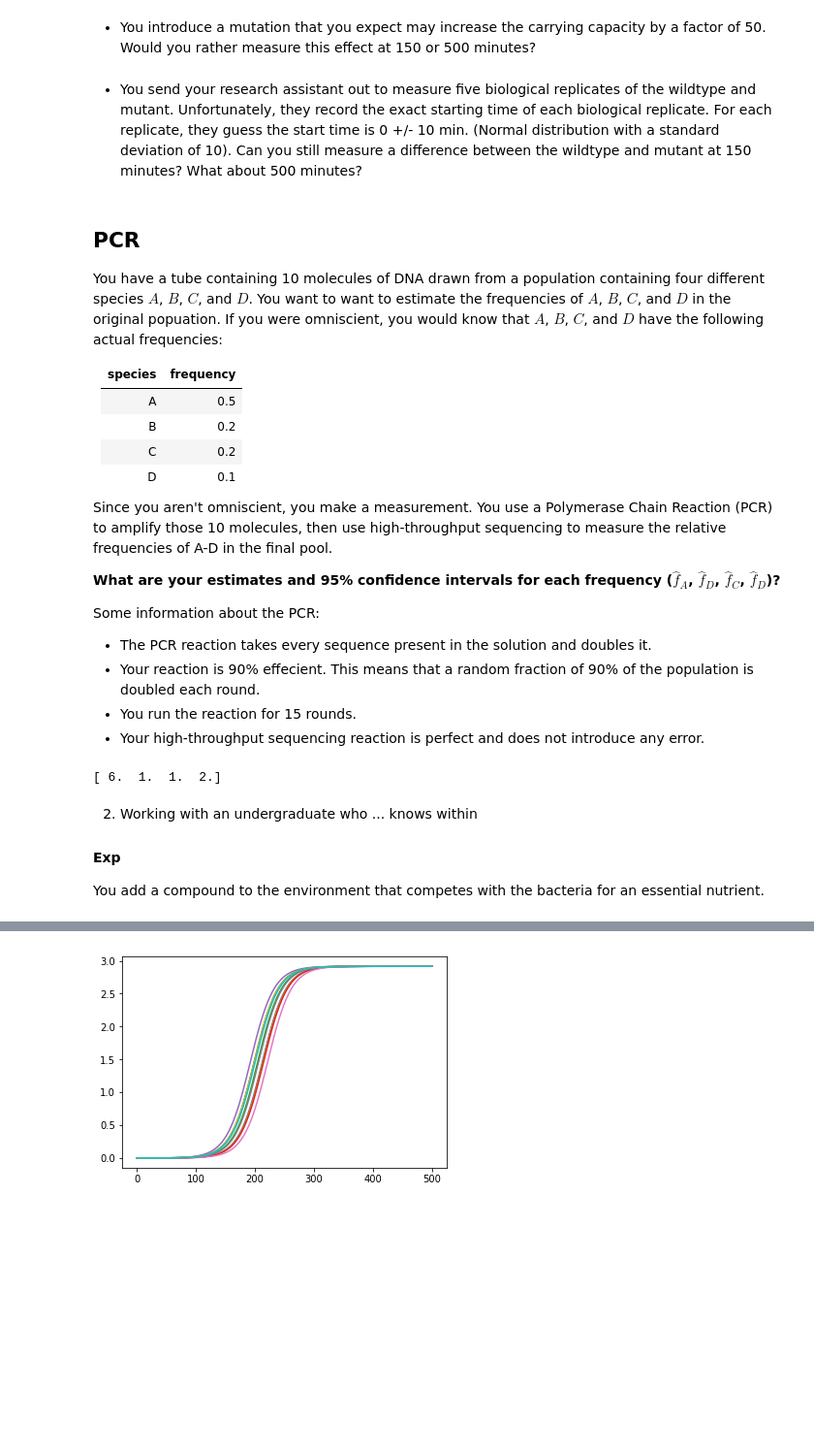
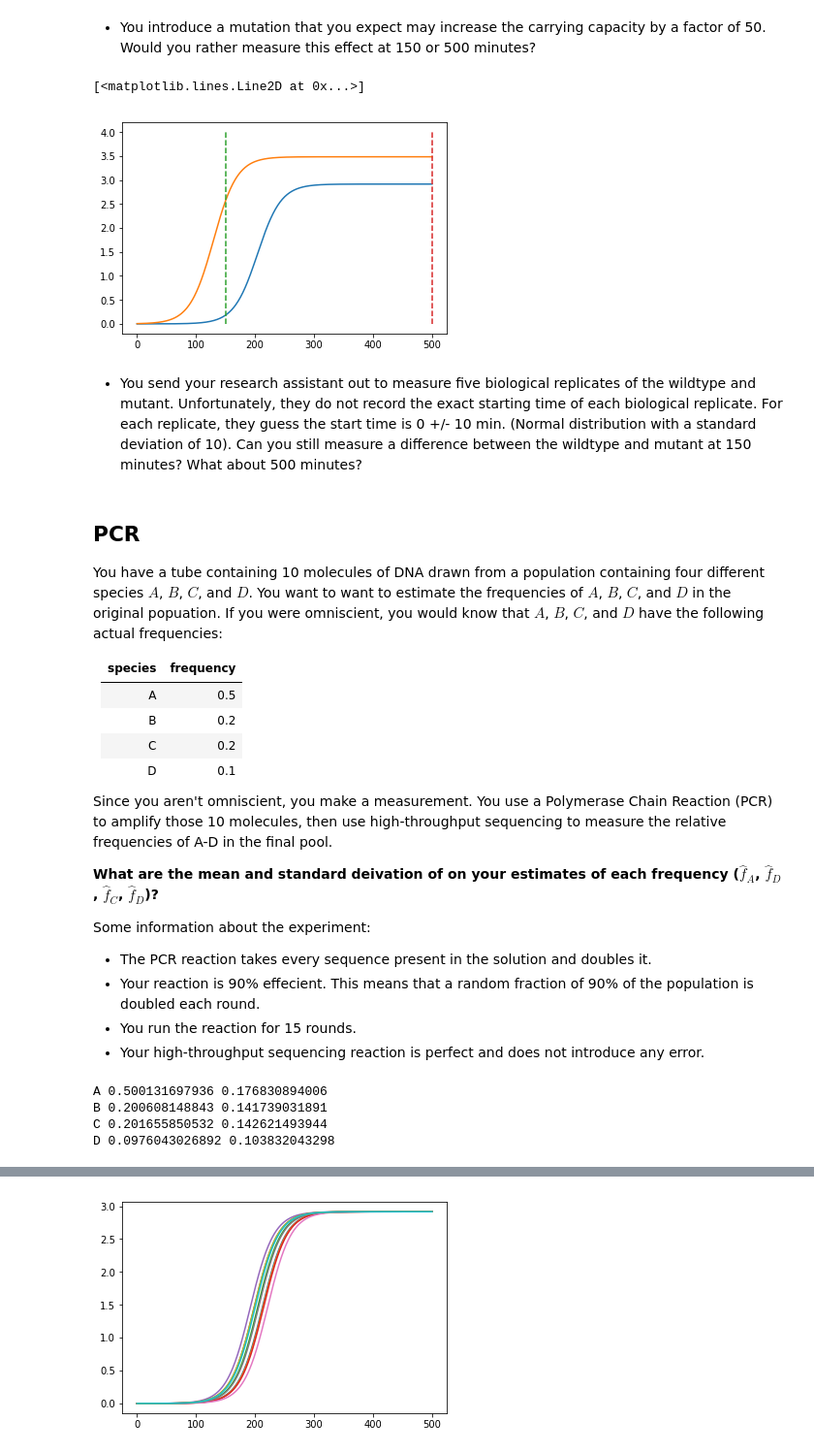
Before and after one commit to harmsm/pythonic-science, a Jupyter notebook: labs/01_simulation/01_simulations.ipynb, the cells around one changed output, grey strips where cells are left out. Shown at 97% size. Saved outputs shown, nothing was run; the diff lists cells and outputs as text; code cells hidden in the pictures; blank space fills up the shorter version.

```diff
--- a/labs/01_simulation/01_simulations.ipynb
+++ b/labs/01_simulation/01_simulations.ipynb
@@ -109,8 +135,17 @@ where $g = 3.5$ and $K = 2 \times 10^{9}\ cells \cdot mL^{-1}$.
 # %% [markdown]
 + You introduce a mutation that you expect may increase the carrying capacity by a factor of 50. Would you rather measure this effect at 150 or 500 minutes?
+# %%
+plt.plot(t,OD600(growth(t,a=1e10)))
+plt.plot(t,OD600(growth(t,a=50e10)))
+plt.plot((150,150),(0,4),"--")
+plt.plot((500,500),(0,4),"--")
+# %% [output]
+[<matplotlib.lines.Line2D at 0x...>]
+[figure, added]
 # %% [markdown]
-+ You send your research assistant out to measure five biological replicates of the wildtype and mutant.  Unfortunately, they record the exact starting time of each biological replicate.  For each replicate, they guess the start time is 0 +/- 10 min. (Normal distribution with a standard deviation of 10).  Can you still measure a difference between the wildtype and mutant at 150 minutes?  What about 500 minutes?
++ You send your research assistant out to measure five biological replicates of the wildtype and mutant.  Unfortunately, they do not record the exact starting time of each biological replicate.  For each replicate, they guess the start time is 0 +/- 10 min. (Normal distribution with a standard deviation of 10).  Can you still measure a difference between the wildtype and mutant at 150 minutes?  What about 500 minutes?
 # %% [markdown]
+
 ## PCR
 
 You have a tube containing 10 molecules of DNA drawn from a population containing four different species $A$, $B$, $C$, and $D$.  You want to want to estimate the frequencies of $A$, $B$, $C$, and $D$ in the original popuation.  If you were omniscient, you would know that $A$, $B$, $C$, and $D$ have the following actual frequencies:
@@ -124,27 +159,44 @@ You have a tube containing 10 molecules of DNA drawn from a population containin
 
 Since you aren't omniscient, you make a measurement. You use a Polymerase Chain Reaction (PCR) to amplify those 10 molecules, then use high-throughput sequencing to measure the relative frequencies of A-D in the final pool.
 
-**What are your estimates and 95% confidence intervals for each frequency ($\hat{f}_{A}$, $\hat{f}_{D}$, $\hat{f}_{C}$, $\hat{f}_{D}$)?**
+**What are the mean and standard deivation of on your estimates of each frequency ($\hat{f}_{A}$, $\hat{f}_{D}$, $\hat{f}_{C}$, $\hat{f}_{D}$)?**
 
-Some information about the PCR:
+Some information about the experiment:
 
 + The PCR reaction takes every sequence present in the solution and doubles it.
 + Your reaction is 90% effecient.  This means that a random fraction of 90% of the population is doubled each round.
 + You run the reaction for 15 rounds.
 + Your high-throughput sequencing reaction is perfect and does not introduce any error.
 # %%
-def PCR():
+def PCR(num_rounds=15,efficiency=0.9):
 
+    # Initial population
     pop = np.random.choice([0,1,2,3],size=10,p=[0.5,0.2,0.2,0.1])
 
+    for i in range(num_rounds):
+
+        to_take = int(efficiency*len(pop))
+        to_double = np.random.choice(pop,to_take,replace=False)
+        pop = np.concatenate((to_double,to_double))
+
+    # Run next 10 rounds on frequencies
     counts = np.zeros(4)
     for i in range(4):
         counts[i] = np.sum(pop == i)
+    counts = counts/np.sum(counts)
 
-    np.random.choice([0])
+    return counts
 
 
+out = np.zeros((10000,4))
+for i in range(10000):
+    out[i,:] = PCR()
 
-PCR()
+names = ["A","B","C","D"]
+for i in range(4):
+    print(names[i],np.mean(out[:,i]),np.std(out[:,i]))
 # %% [output]
-[ 6.  1.  1.  2.]
+A 0.500131697936 0.176830894006
+B 0.200608148843 0.141739031891
+C 0.201655850532 0.142621493944
+D 0.0976043026892 0.103832043298
@@ -154,7 +202,0 @@ dna_frequencies = np.random.binomial(20,0.1,20)
-# %% [markdown]
-2. Working with an undergraduate who ... knows within
-
-
-#### Exp
-
-You add a compound to the environment that competes with the bacteria for an essential nutrient.
```
Also changed, not shown: parts of 10 cells of this notebook.
